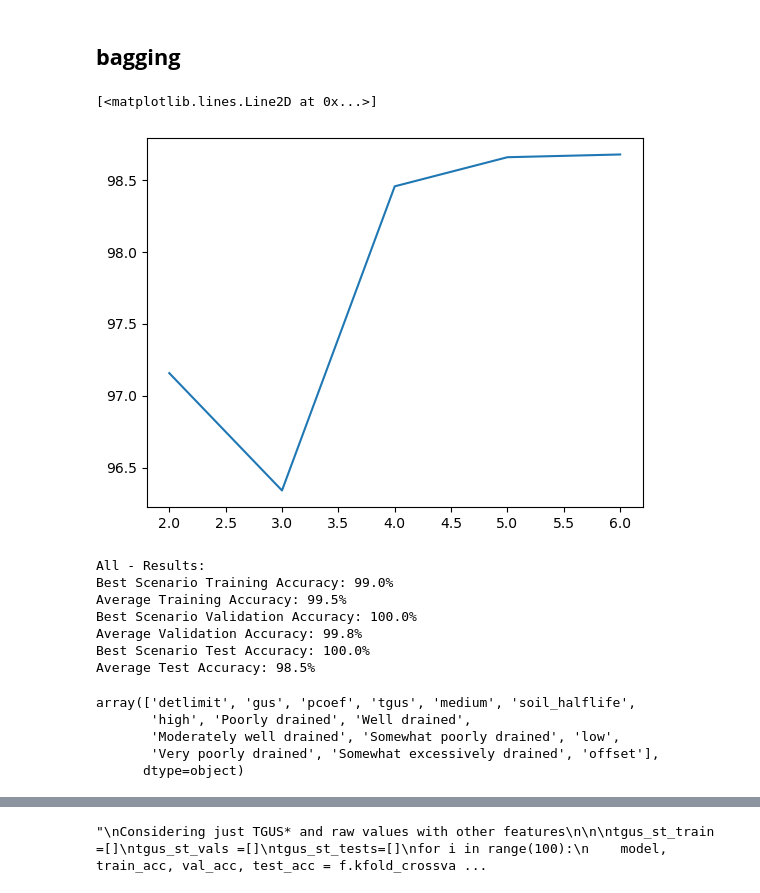
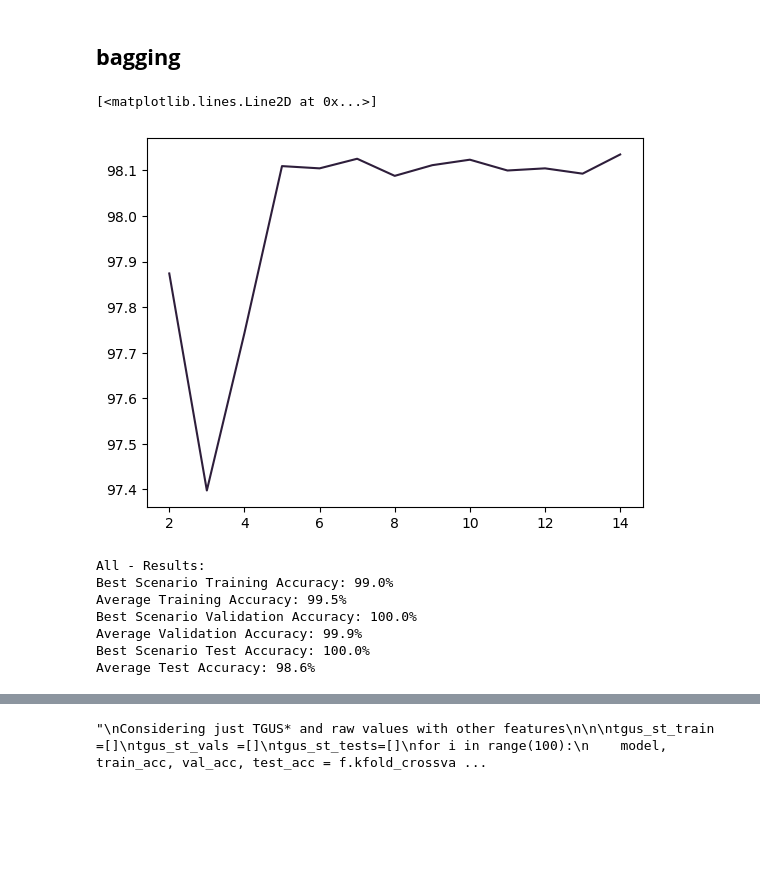
Before and after one commit to izguenther6/orie4741-final, a Jupyter notebook: scripts/trees.ipynb, the cells around one changed output, grey strips where cells are left out. Drawn from its saved outputs; the diff is of its cells as text; code cells hidden in the pictures; blank space fills up the shorter version.

```diff
--- a/scripts/trees.ipynb
+++ b/scripts/trees.ipynb
@@ -48,11 +50,9 @@ IMPORTANT CONCEPT:
 
 - need to tune tree...find best depth
 
-- from inspection, fitting the DecisionTreeClassifier without a max depth on all X and Y results in tree depth of 6...so test from 2-6
-
 - cross-validation at each depth is done on 100 different random training sets and the average accuracy at each is recorded
 
-- as graph shows, a max depth of 6 results in the overall best accuracy
+- graph shows best accuracy
 
 '''
 
@@ -64,37 +64,37 @@ t = int(train_proportion * n)
 
 # separate training and test sets
 y = df_all['detected']
 X = df_all.loc[:, ~df_all.columns.isin(['detected'])]
 
 #features in training set
 train_x = X.iloc[:t,:].reset_index().iloc[:,1:]
 #features in test set
 test_x = X.iloc[t:,:].reset_index().iloc[:,1:]
 #targets in train set
 train_y = pd.Series(y[:t].reset_index().iloc[:,1:].iloc[:,0])
 #targets in test set
 test_y = pd.Series(y[t:].reset_index().iloc[:,1:].iloc[:,0])
 
 # define the depths
-depths = np.arange(2,7)
+depths = np.arange(2,15)
 # create an empty data frame for our results
-results = [0,0,0,0,0]
+results = np.zeros(len(depths))
 
 for i in range(100):
     for j in range(len(depths)):
         best_depth_tree = DecisionTreeClassifier(max_depth = depths[j]) # creating an instance of a decision tree
-        results[j%5] += cross_val_score(best_depth_tree, train_x,
+        results[j%13] += cross_val_score(best_depth_tree, train_x,
                                     train_y, scoring="accuracy", # getting the cv accuracy metric for the tree at each depth
                     cv=6).mean()
         #results.append(cross_val_score(best_depth_tree, train_x, train_y, scoring="accuracy", cv=6).mean())# getting the cv accuracy metric for the tree at each depth
 
 
 test = pd.DataFrame({'depths':depths, 'accuracy':results})
 test.sort_values("accuracy", ascending=False)
 plt.plot(test.depths, test.accuracy)
 # %% [output]
 [<matplotlib.lines.Line2D at 0x...>]
-[figure, old version]
+[figure, new version]
 # %%
 # define tree
 clf_tree = DecisionTreeClassifier(max_depth = 6)
@@ -124,6 +126,9 @@ for i in range(100):
         all_val_acc = val_acc
         all_test_acc = test_acc
 
+# keep feature importances
+feature_importances_all = all_model.feature_importances_
+
 print('All - Results:')
 print(f'Best Scenario Training Accuracy: {all_train_acc}%')
 print(f'Average Training Accuracy: {round(np.mean(all_train),1)}%')
@@ -136,16 +141,6 @@ All - Results:
 Best Scenario Training Accuracy: 99.0%
 Average Training Accuracy: 99.5%
 Best Scenario Validation Accuracy: 100.0%
-Average Validation Accuracy: 99.8%
+Average Validation Accuracy: 99.9%
 Best Scenario Test Accuracy: 100.0%
-Average Test Accuracy: 98.5%
+Average Test Accuracy: 98.6%
-# %%
-df_all.drop('detected', axis = 1).columns
-np.array(fi_all.loc[:])
-np.array(fi_all.index)
-# %% [output]
-array(['detlimit', 'gus', 'pcoef', 'tgus', 'medium', 'soil_halflife',
-       'high', 'Poorly drained', 'Well drained',
-       'Moderately well drained', 'Somewhat poorly drained', 'low',
-       'Very poorly drained', 'Somewhat excessively drained', 'offset'],
-      dtype=object)
```
Also changed, not shown: parts of 11 cells of this notebook, 2 other files.
